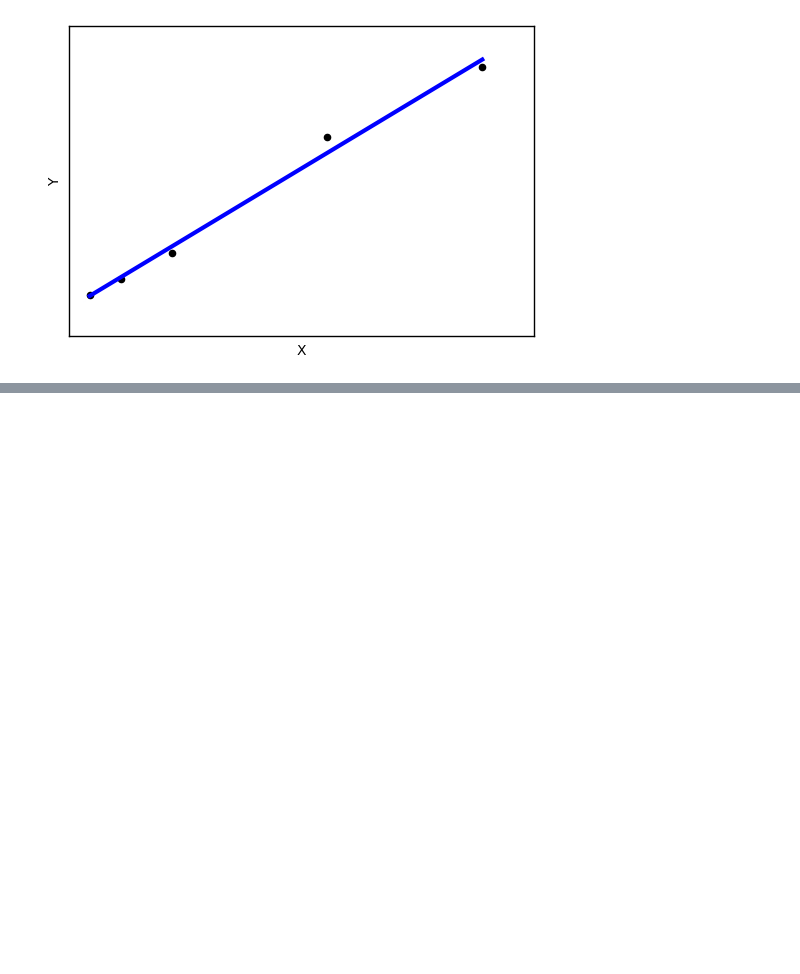
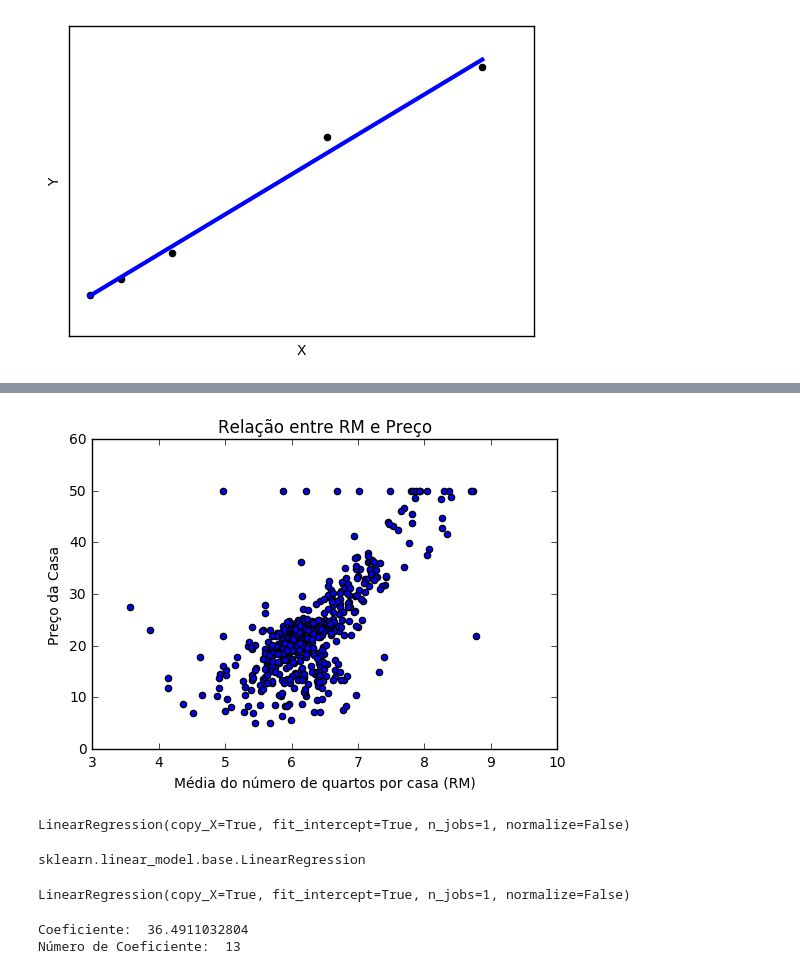
Before and after one commit to sergioadsf/dsa-python-fundamentos-analise_dados, a Jupyter notebook: capitulo8/DSA-Python-Capítulo8-Scikit-Learn.ipynb, the cells around one changed output, grey strips where cells are left out. Saved outputs shown, nothing was run; the diff lists cells and outputs as text; code cells hidden in the pictures; blank space fills up the shorter version.

```diff
--- a/capitulo8/DSA-Python-Capítulo8-Scikit-Learn.ipynb
+++ b/capitulo8/DSA-Python-Capítulo8-Scikit-Learn.ipynb
@@ -151,0 +202,4 @@ plt.show()
+# %%
+# Convertendo o dataset em um DataFrame pandas
+df = pd.DataFrame(boston.data)
+df.head()
@@ -151,0 +213,4 @@ plt.show()
+# %%
+# Convertendo o título das colunas
+df.columns = boston.feature_names
+df.head()
@@ -151,0 +245,4 @@ plt.show()
+# %%
+# Adicionando o preço da casa ao DataFrame
+df['PRICE'] = boston.target
+df.head()
@@ -151,0 +267,32 @@ plt.show()
+# %%
+Y = df.PRICE
+# %%
+plt.scatter(df.RM, Y)
+plt.xlabel('Média do número de quartos por casa (RM)')
+plt.ylabel('Preço da Casa')
+plt.title('Relação entre RM e Preço')
+plt.show()
+# %% [output]
+[figure, added]
+# %%
+# Criando o objeto de regressão linear
+regr = LinearRegression()
+regr
+# %% [output]
+LinearRegression(copy_X=True, fit_intercept=True, n_jobs=1, normalize=False)
+# %%
+type(regr)
+# %% [output]
+sklearn.linear_model.base.LinearRegression
+# %%
+# Treinando o modelo
+regr.fit(X, Y)
+# %% [output]
+LinearRegression(copy_X=True, fit_intercept=True, n_jobs=1, normalize=False)
+# %%
+# Coeficientes
+print('Coeficiente: ', regr.intercept_)
+print('Número de Coeficiente: ', len(regr.coef_))
+# %% [output]
+Coeficiente:  36.4911032804
+Número de Coeficiente:  13
```
Also changed, not shown: parts of 31 cells of this notebook.
